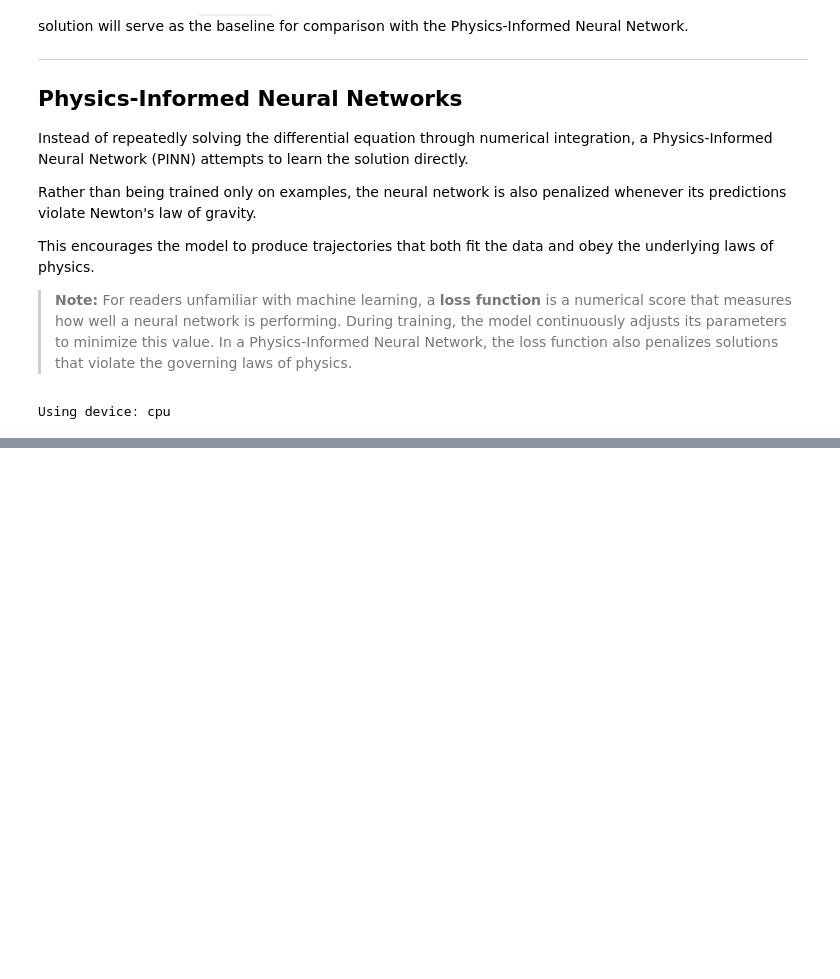
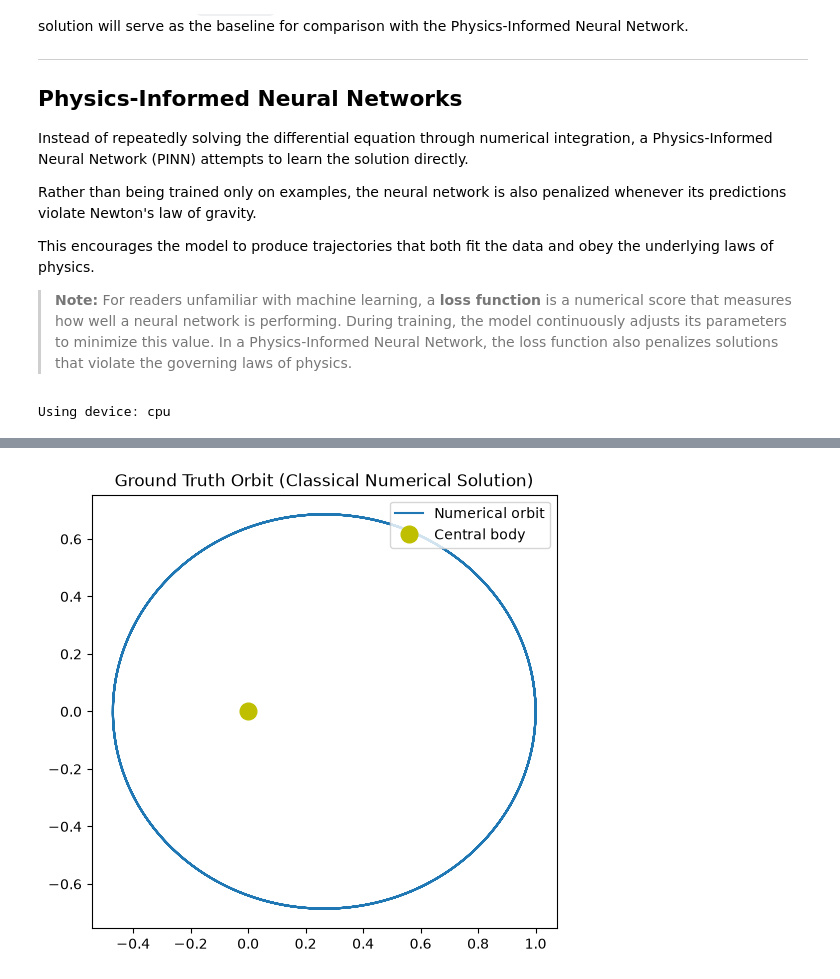
Before and after one commit to VicDeni/orbital-pinn, a Jupyter notebook: notebooks/01_orbital_mechanics_baseline.ipynb, the cells around one changed output, grey strips where cells are left out. Drawn from its saved outputs; the diff is of its cells as text; code cells hidden in the pictures; blank space fills up the shorter version.

```diff
--- a/notebooks/01_orbital_mechanics_baseline.ipynb
+++ b/notebooks/01_orbital_mechanics_baseline.ipynb
@@ -159,0 +190,52 @@ Using device: cpu
+# %%
+#Gravitational parameter
+GM = 1.0
+
+def two_body_dynamics(t, state):
+    """
+    state = [x, y, vx, vy]
+    Returns the derivative: [vx, vy, ax, ay]
+    """
+    x, y, vx, vy = state
+    #distance from central body
+    r = np.sqrt(x**2 + y**2)
+
+    #Acceleration from Newton's law of gravitation
+    ax = -GM * x / r**3
+    ay = -GM * y / r**3
+
+    return [vx, vy, ax, ay]
+
+#Initial conditions for the orbit
+#Starting position and velocity
+initial_state = [1.0, 0.0, 0.0, 0.8]  # [x0, y0, vx0, vy0]
+
+#Time span for the simulation
+t_span = (0, 20) #from t=0 to t=20
+#1000 time points for evaluation
+t_eval = np.linspace(*t_span, 1000)
+
+#solve the ODE using scipy's solve_ivp
+solution = solve_ivp(
+    two_body_dynamics,
+    t_span,
+    initial_state,
+    t_eval=t_eval,
+    method='DOP853', #Dormand-Prince method, good for non-stiff problems
+    rtol=1e-10,
+    atol=1e-10
+)
+
+x_true, y_true = solution.y[0], solution.y[1]
+
+
+#Sanity Check plot
+plt.figure(figsize=(6, 6))
+plt.plot(x_true, y_true, label="Numerical orbit")
+plt.plot(0, 0, "yo", markersize=12, label="Central body")
+plt.gca().set_aspect("equal")
+plt.legend(loc="upper right")
+plt.title("Ground Truth Orbit (Classical Numerical Solution)")
+plt.show()
+# %% [output]
+[figure, added]
```
Also changed, not shown: parts of 2 cells of this notebook.
